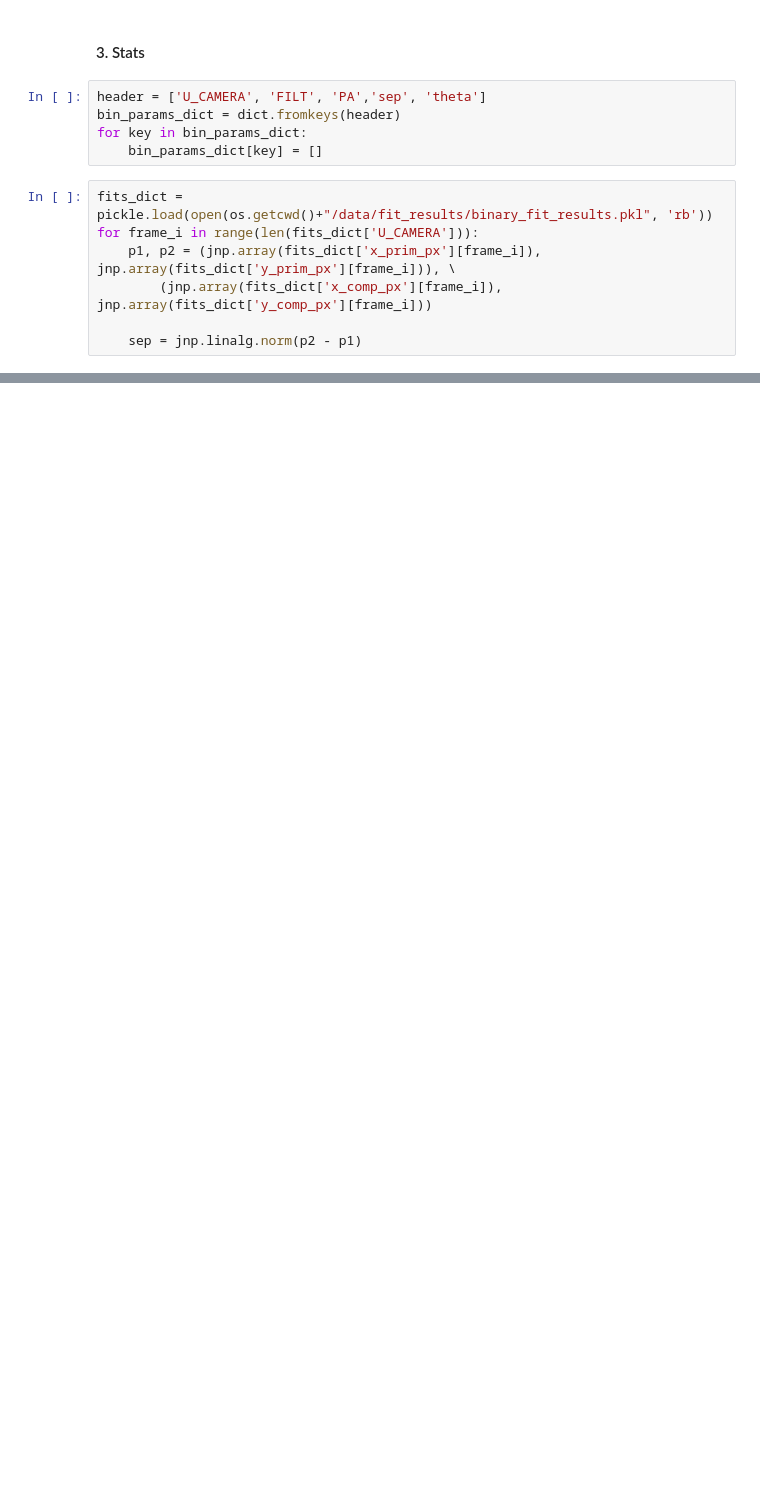
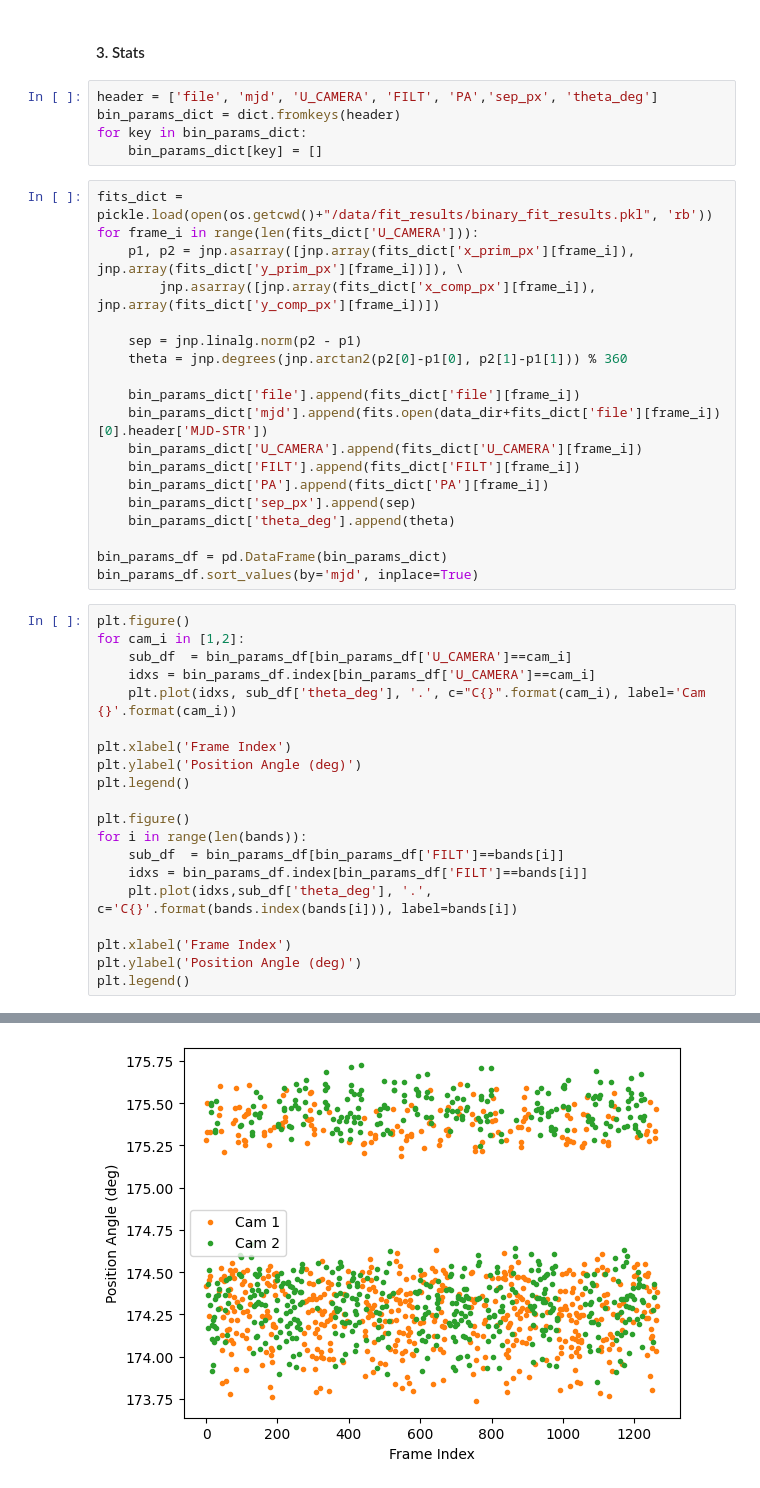
Before and after one commit to gracepiroscia/phd-playground, a Jupyter notebook: PlateScale/HD189340.ipynb, the cells around one changed output, grey strips where cells are left out. Saved outputs shown, nothing was run; the diff lists cells and outputs as text; blank space fills up the shorter version.

```diff
--- a/PlateScale/HD189340.ipynb
+++ b/PlateScale/HD189340.ipynb
@@ -280,14 +295,47 @@ pickle.dump(data_dict, file)
 # %% [markdown]
 #### 3. Stats
 # %%
-header = ['U_CAMERA', 'FILT', 'PA','sep', 'theta']
+header = ['file', 'mjd', 'U_CAMERA', 'FILT', 'PA','sep_px', 'theta_deg']
 bin_params_dict = dict.fromkeys(header)
 for key in bin_params_dict:
     bin_params_dict[key] = []
 # %%
 fits_dict = pickle.load(open(os.getcwd()+"/data/fit_results/binary_fit_results.pkl", 'rb'))
 for frame_i in range(len(fits_dict['U_CAMERA'])):
-    p1, p2 = (jnp.array(fits_dict['x_prim_px'][frame_i]), jnp.array(fits_dict['y_prim_px'][frame_i])), \
-        (jnp.array(fits_dict['x_comp_px'][frame_i]), jnp.array(fits_dict['y_comp_px'][frame_i]))
+    p1, p2 = jnp.asarray([jnp.array(fits_dict['x_prim_px'][frame_i]), jnp.array(fits_dict['y_prim_px'][frame_i])]), \
+        jnp.asarray([jnp.array(fits_dict['x_comp_px'][frame_i]), jnp.array(fits_dict['y_comp_px'][frame_i])])
 
     sep = jnp.linalg.norm(p2 - p1)
+    theta = jnp.degrees(jnp.arctan2(p2[0]-p1[0], p2[1]-p1[1])) % 360
+
+    bin_params_dict['file'].append(fits_dict['file'][frame_i])
+    bin_params_dict['mjd'].append(fits.open(data_dir+fits_dict['file'][frame_i])[0].header['MJD-STR'])
+    bin_params_dict['U_CAMERA'].append(fits_dict['U_CAMERA'][frame_i])
+    bin_params_dict['FILT'].append(fits_dict['FILT'][frame_i])
+    bin_params_dict['PA'].append(fits_dict['PA'][frame_i])
+    bin_params_dict['sep_px'].append(sep)
+    bin_params_dict['theta_deg'].append(theta)
+
+bin_params_df = pd.DataFrame(bin_params_dict)
+bin_params_df.sort_values(by='mjd', inplace=True)
+# %%
+plt.figure()
+for cam_i in [1,2]:
+    sub_df  = bin_params_df[bin_params_df['U_CAMERA']==cam_i]
+    idxs = bin_params_df.index[bin_params_df['U_CAMERA']==cam_i]
+    plt.plot(idxs, sub_df['theta_deg'], '.', c="C{}".format(cam_i), label='Cam {}'.format(cam_i))
+
+plt.xlabel('Frame Index')
+plt.ylabel('Position Angle (deg)')
+plt.legend()
+
+plt.figure()
+for i in range(len(bands)):
+    sub_df  = bin_params_df[bin_params_df['FILT']==bands[i]]
+    idxs = bin_params_df.index[bin_params_df['FILT']==bands[i]]
+    plt.plot(idxs,sub_df['theta_deg'], '.', c='C{}'.format(bands.index(bands[i])), label=bands[i])
+
+plt.xlabel('Frame Index')
+plt.ylabel('Position Angle (deg)')
+plt.legend()
+# %% [output]
@@ -293,0 +343 @@ for frame_i in range(len(fits_dict['U_CAMERA'])):
+[figure, added]
```
Also changed, not shown: parts of 11 cells of this notebook, 1 other file.
